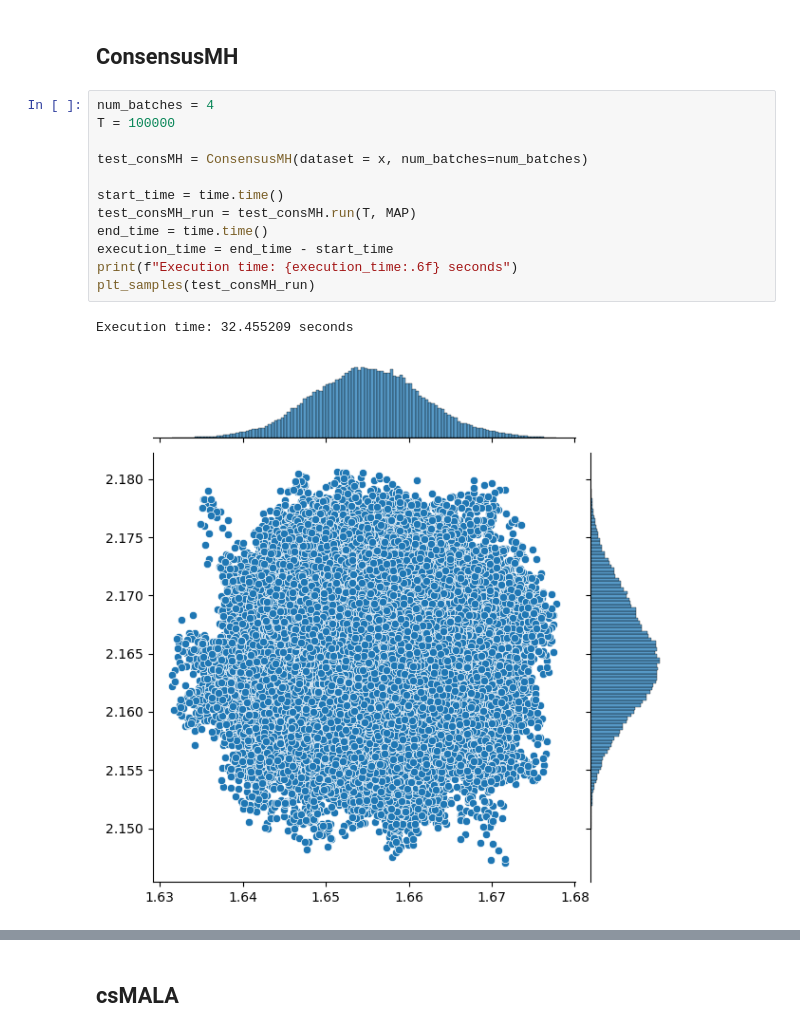
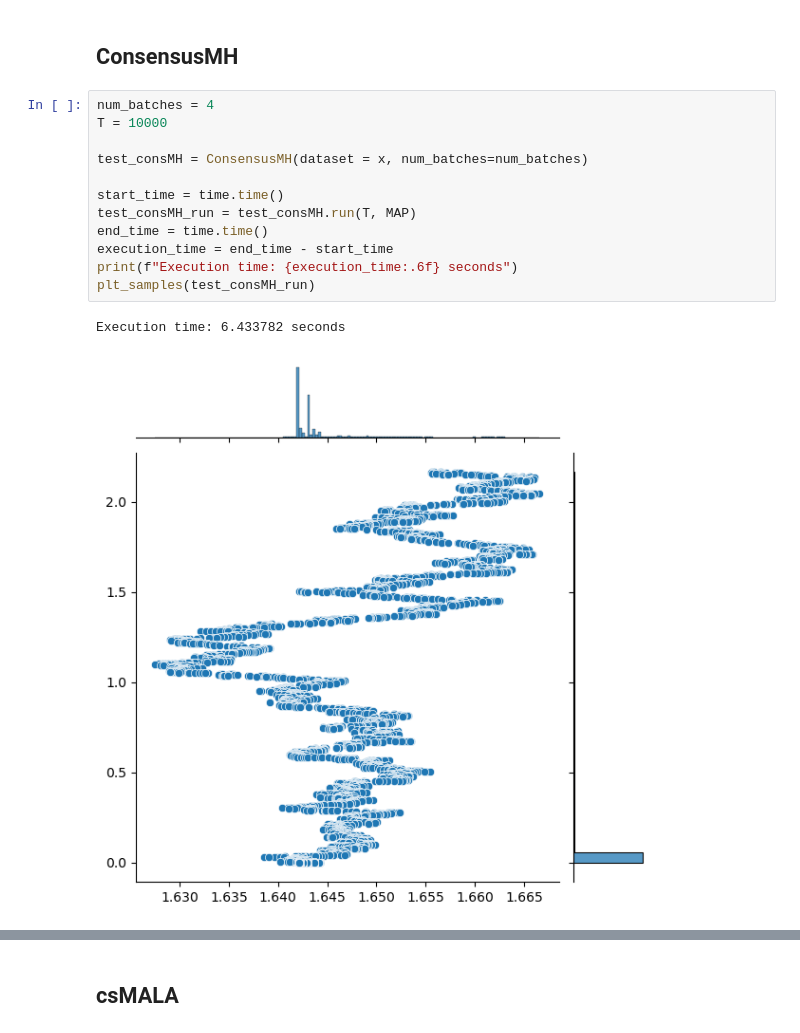
Before and after one commit to fnnrth/bt_MCMC_big_data, a Jupyter notebook: Main.ipynb, the cells around one changed output, grey strips where cells are left out. Saved outputs shown, nothing was run; the diff lists cells and outputs as text.

```diff
--- a/Main.ipynb
+++ b/Main.ipynb
@@ -60,16 +78,16 @@ Execution time: 74.942591 seconds
 ## ConsensusMH
 # %%
 num_batches = 4
-T = 100000
+T = 10000
 
 test_consMH = ConsensusMH(dataset = x, num_batches=num_batches)
 
 start_time = time.time()
 test_consMH_run = test_consMH.run(T, MAP)
 end_time = time.time()
 execution_time = end_time - start_time
 print(f"Execution time: {execution_time:.6f} seconds")
 plt_samples(test_consMH_run)
 # %% [output]
-Execution time: 32.455209 seconds
+Execution time: 6.433782 seconds
-[figure, old version]
+[figure, new version]
```
Also changed, not shown: parts of 5 cells of this notebook, 1 other file.
